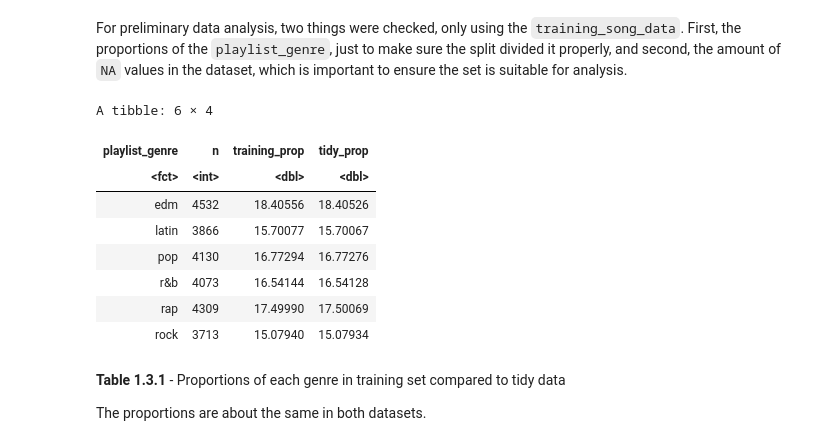
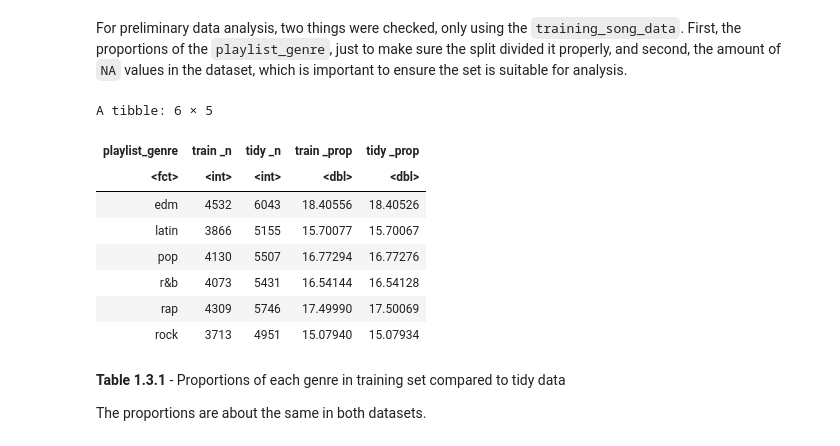
Before and after one commit to DSCI-310-2023/dsci-310-group-04, a Jupyter notebook: genre_classifier_project.ipynb, the cells around one changed output. Drawn from its saved outputs; the diff is of its cells as text; code cells hidden in the pictures.

Commit message:
count_prop function and tests

```diff
--- a/genre_classifier_project.ipynb
+++ b/genre_classifier_project.ipynb
@@ -120,33 +102,31 @@ For preliminary data analysis, two things were checked, only using the `training
 # %%
 # Preliminary data analysis
 
+# Get proportions of genres from data using a function
+# load in the function
+source("R/count_proportion.r")
+
 # Get proportions of genres from tidy data
-tidy_prop <- tidy_song_data |>
-                      group_by(playlist_genre) |>
-                      summarize(n = n()) |>
-                      mutate(tidy_prop = 100*n/nrow(tidy_song_data))|>
-                      select(playlist_genre, tidy_prop)
+tidy_prop <- count_proportion(tidy_song_data, 'playlist_genre', "tidy")
 
 # Get proportions of genres from training data
-song_proportions <- training_song_data |>
-                      group_by(playlist_genre) |>
-                      summarize(n = n()) |>
-                      mutate(training_prop = 100*n/nrow(training_song_data))
+train_prop <- count_proportion(training_song_data, 'playlist_genre', "train")
 
 # Combine dataframes to compare
-df_list <- list(song_proportions, tidy_prop)
+df_list <- list(train_prop, tidy_prop)
 
-df_list %>% reduce(full_join, by='playlist_genre')
+prop_df <- df_list %>% reduce(full_join, by='playlist_genre')
+prop_df[,c(1,2,4,3,5)]
 # %% [output]
-A tibble: 6 × 4
+A tibble: 6 × 5
-| playlist_genre | n | training_prop | tidy_prop |
-| <fct> | <int> | <dbl> | <dbl> |
-| edm | 4532 | 18.40556 | 18.40526 |
-| latin | 3866 | 15.70077 | 15.70067 |
-| pop | 4130 | 16.77294 | 16.77276 |
-| r&b | 4073 | 16.54144 | 16.54128 |
-| rap | 4309 | 17.49990 | 17.50069 |
-| rock | 3713 | 15.07940 | 15.07934 |
+| playlist_genre | train _n | tidy _n | train _prop | tidy _prop |
+| <fct> | <int> | <int> | <dbl> | <dbl> |
+| edm | 4532 | 6043 | 18.40556 | 18.40526 |
+| latin | 3866 | 5155 | 15.70077 | 15.70067 |
+| pop | 4130 | 5507 | 16.77294 | 16.77276 |
+| r&b | 4073 | 5431 | 16.54144 | 16.54128 |
+| rap | 4309 | 5746 | 17.49990 | 17.50069 |
+| rock | 3713 | 4951 | 15.07940 | 15.07934 |
 # %% [markdown]
 **Table 1.3.1** - Proportions of each genre in training set compared to tidy data
 
```
Also changed, not shown: parts of 2 cells of this notebook, 4 other files.
